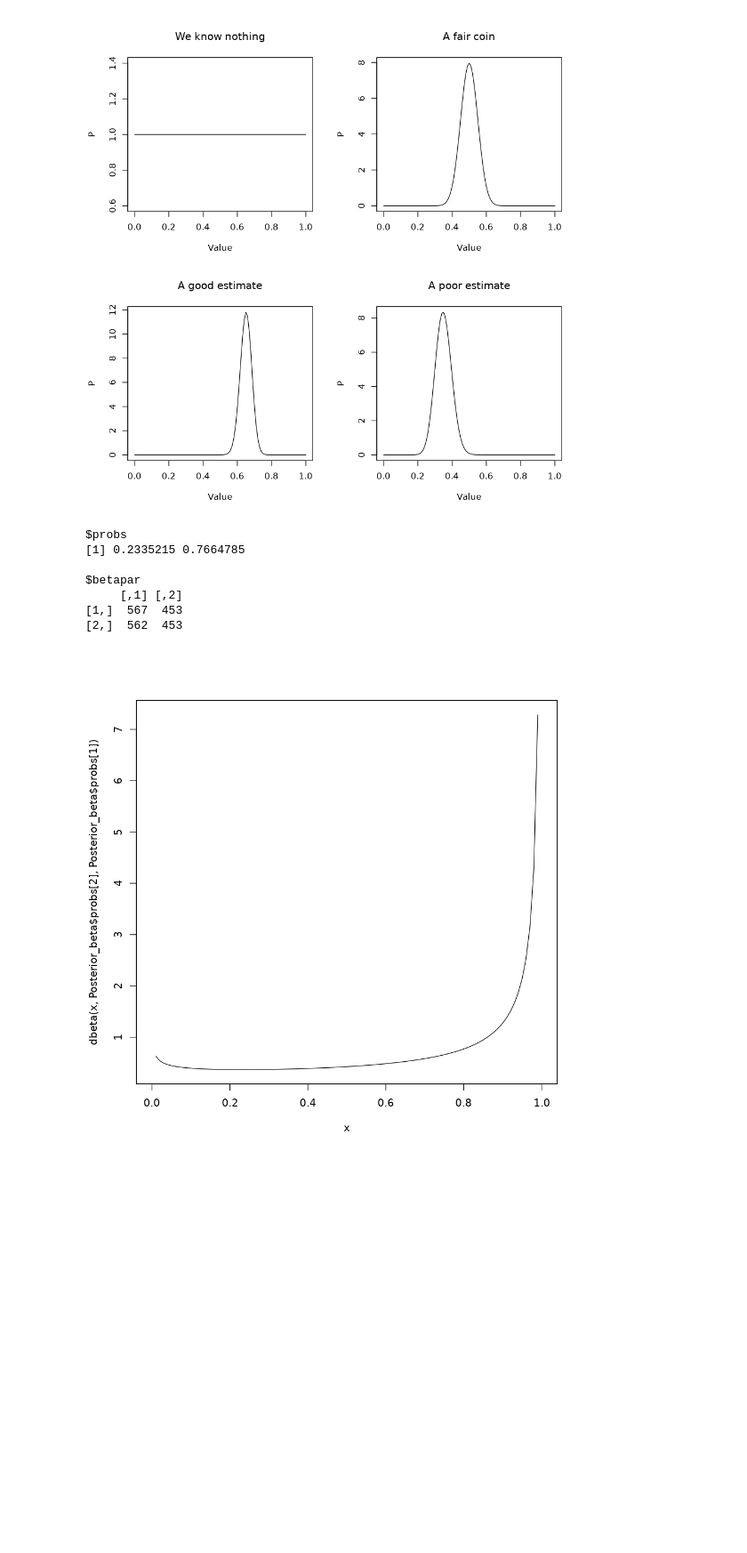
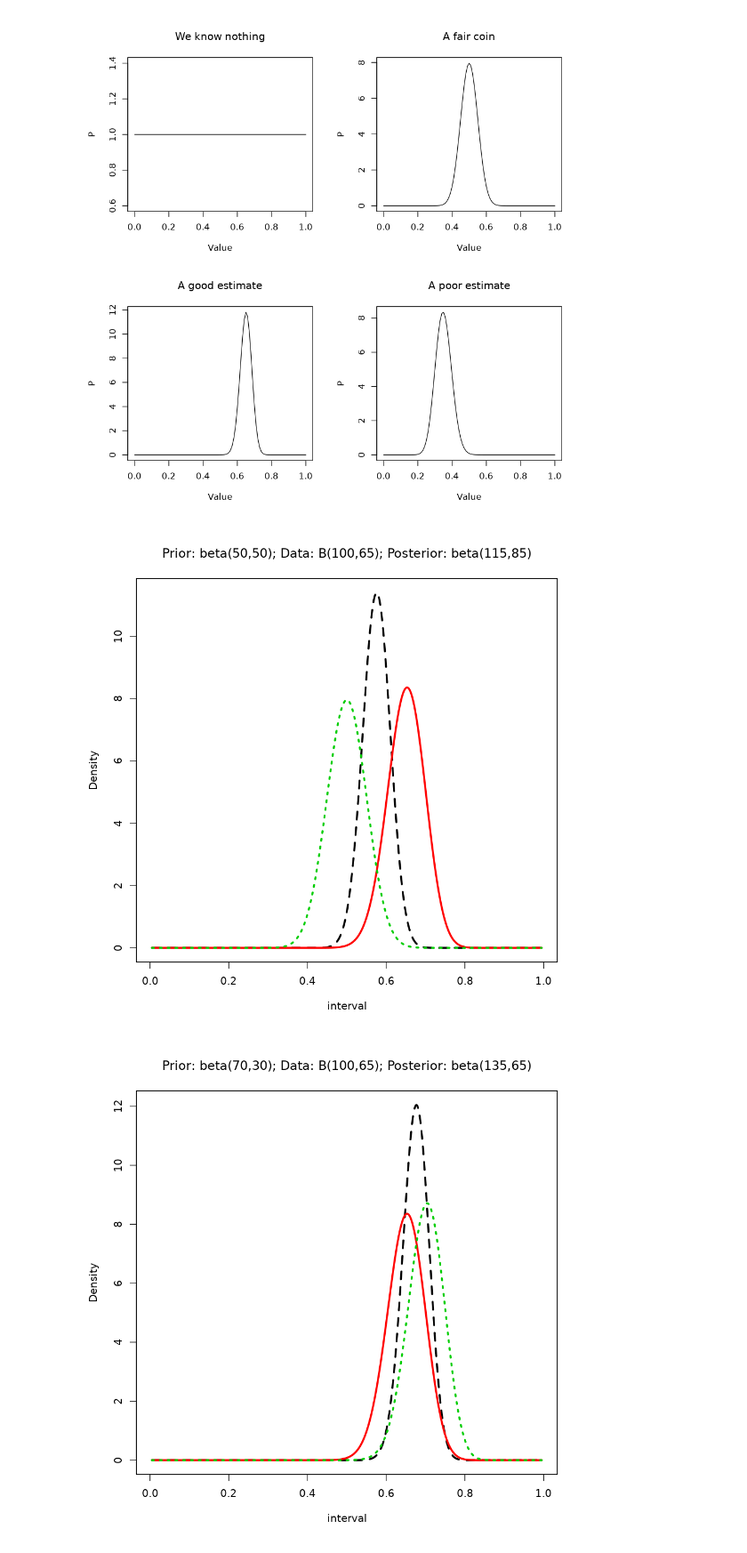
Before and after one commit to KentJames/Statistics-Cookbook, a Jupyter notebook: notebooks/One-Parameter-Est/OneParameter_R.ipynb, the cells around one changed output. Shown at 89% size. Drawn from its saved outputs; the diff is of its cells as text; code cells hidden in the pictures; blank space fills up the shorter version.

Commit message:
Got a simple posterior example running for a coin toss.

```diff
--- a/notebooks/One-Parameter-Est/OneParameter_R.ipynb
+++ b/notebooks/One-Parameter-Est/OneParameter_R.ipynb
@@ -90,23 +90,56 @@ curve(dbeta(x,130,70),main="A good estimate",xlab="Value",ylab="P")
 curve(dbeta(x,35,65),main="A poor estimate",xlab="Value",ylab="P")
 # %% [output]
 [figure]
-# %%
-#Lets use the LearnBayes library for this.
-library(LearnBayes)
-
-#Plot a posterior probability using our fair prior and some sampled data:
-No_of_tosses=100
-C=FlipCoin(1000)
-Posterior_beta <- binomial.beta.mix(c(0.5,0.5),rbind(c(15,5),c(10,5)),c(sum(C=="Heads"),sum(C=="Tails")))
-print(Posterior_beta)
-
-curve(dbeta(x,Posterior_beta$probs[2],Posterior_beta$probs[1]))
-# %% [output]
-$probs
-[1] 0.2335215 0.7664785
-
-$betapar
-     [,1] [,2]
-[1,]  567  453
-[2,]  562  453
-[figure, removed]
+# %%
+#Lets use the LearnBayes library for this.
+library(LearnBayes)
+########################################################################
+##### Let's calculate a posterior probability for the above priors: ####
+########################################################################
+
+
+
+## For the first example lets assume a completely fair coin:
+prior = dbeta(interval,50,50)
+
+
+CalculatePosterior = function(successes_data,failures_data,successes_prior,failures_prior) {
+
+    ## This defines a base to plot the density curves on.
+    interval = seq(0.005, 0.995, length = 500)
+
+
+    prior = dbeta(interval,successes_prior, failures_prior) # Calculate a prior pdf
+    likelihood = dbeta(interval,successes_data,failures_data)# Calculate a pdf for our likelihood.
+
+    # THE IMPORTANT BIT: To get our posterior, just add the prior and likelihood together.
+    # i.e: Add the number of predicted successes and number of actual successes together.
+    posterior = dbeta(interval,successes_prior+successes_data,failures_prior+failures_data)
+
+    m.orig = apply( cbind(prior, likelihood, posterior), 2, max)
+    m = max(c(prior, likelihood, posterior))
+
+    plot(interval, posterior, type = "l", ylab = "Density", lty = 2, lwd = 3,
+        main = paste("Prior: beta(", round(successes_prior,2), ",", round(failures_prior,2), "); Data: B(", successes_data+failures_data, ",", successes_data, "); ",
+        "Posterior: beta(", round(successes_prior+successes_data,2), ",", round(failures_data+failures_prior,2), ")", sep=""), ylim = c(0, m), col = 1)
+    lines(interval, likelihood, lty = 1, lwd = 3, col = 2)
+        lines(interval, prior, lty = 3, lwd = 3, col = 3)
+
+}
+
+
+
+#Assume a fair coin.
+CalculatePosterior(65,35,50,50)
+#A good prior estimate.
+CalculatePosterior(65,35,70,30)
+#A poor prior estimate.
+CalculatePosterior(65,35,40,86)
+
+#A heavily weighted fair prior estimate. 65 heads/35 tails. But our prior is heavily in favour of a fair coin.
+CalculatePosterior(65,35,500,500)
+#A heavily weighted data set. 650 tails/350 tails.
+CalculatePosterior(650,350,50,50)
+# %% [output]
+[figure, added]
+[figure, added]
```
Also changed, not shown: parts of 4 cells of this notebook.
